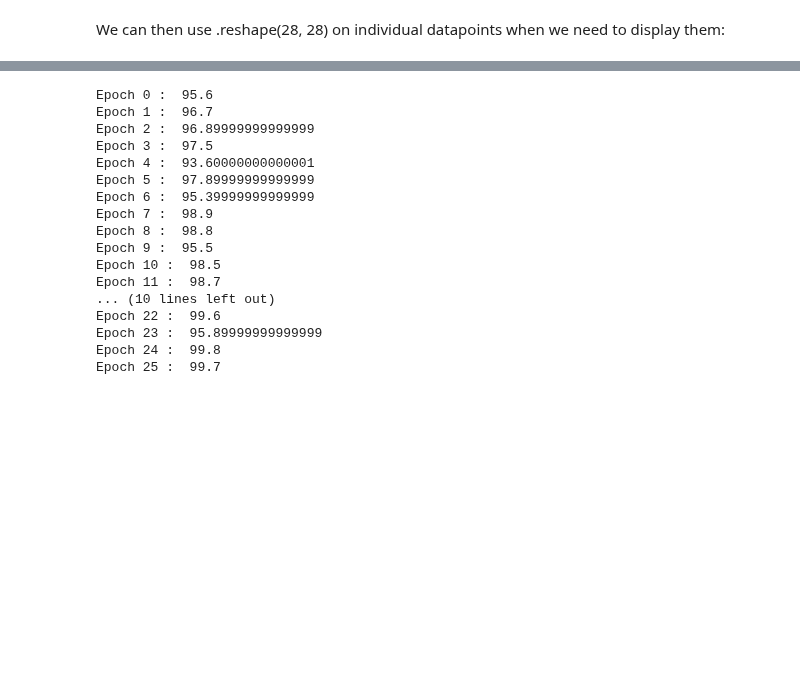
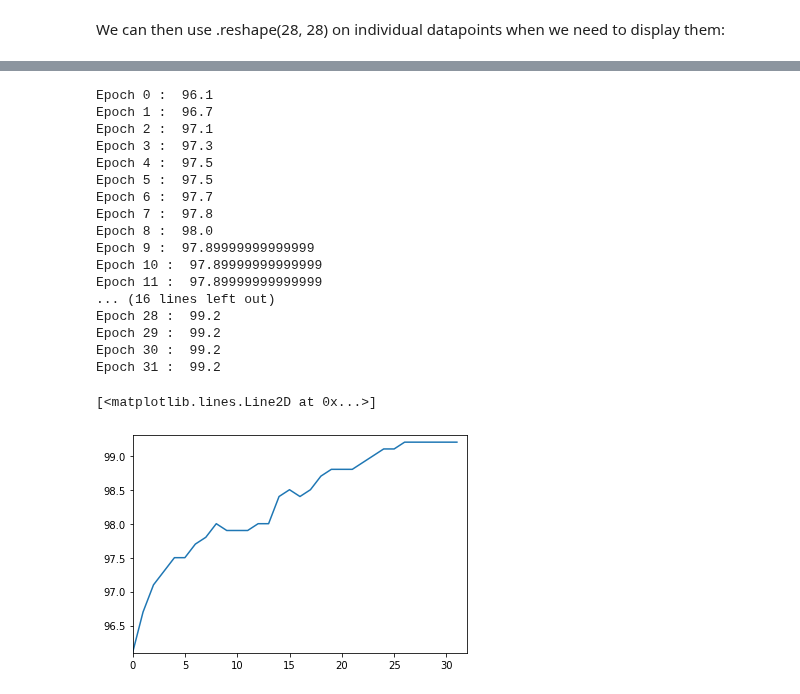
Before and after one commit to adamnpeace/comp90-cw1, a Jupyter notebook: q1/q1-elena.ipynb, the cells around one changed output, grey strips where cells are left out. Cells and saved outputs as stored; diff of their text form; code cells hidden in the pictures; blank space fills up the shorter version.

```diff
--- a/q1/q1-elena.ipynb
+++ b/q1/q1-elena.ipynb
@@ -169,24 +176,30 @@ plt.show()
 # %%
-s = np.zeros(784)
-dev_accuracies = voted_perceptron(w, devxs, devys, s, epochs)
+# s = np.zeros(784)
+# dev_accuracies = voted_perceptron(w, devxs, devys, s, epochs)
 # %% [output]
-Epoch 0 :  95.6
+Epoch 0 :  96.1
 Epoch 1 :  96.7
-Epoch 2 :  96.89999999999999
-Epoch 3 :  97.5
-Epoch 4 :  93.60000000000001
-Epoch 5 :  97.89999999999999
-Epoch 6 :  95.39999999999999
-Epoch 7 :  98.9
-Epoch 8 :  98.8
-Epoch 9 :  95.5
-Epoch 10 :  98.5
-Epoch 11 :  98.7
-... (10 lines left out)
-Epoch 22 :  99.6
-Epoch 23 :  95.89999999999999
-Epoch 24 :  99.8
-Epoch 25 :  99.7
+Epoch 2 :  97.1
+Epoch 3 :  97.3
+Epoch 4 :  97.5
+Epoch 5 :  97.5
+Epoch 6 :  97.7
+Epoch 7 :  97.8
+Epoch 8 :  98.0
+Epoch 9 :  97.89999999999999
+Epoch 10 :  97.89999999999999
+Epoch 11 :  97.89999999999999
+... (16 lines left out)
+Epoch 28 :  99.2
+Epoch 29 :  99.2
+Epoch 30 :  99.2
+Epoch 31 :  99.2
+# %%
+plt.axis([0, len(dev_accuracies), min(dev_accuracies), max(dev_accuracies) + 0.1])
+plt.plot(dev_accuracies)
+# %% [output]
+[<matplotlib.lines.Line2D at 0x...>]
+[figure, added]
 # %%
 best_epoch = dev_accuracies.index(max(dev_accuracies))
 print("Training set: ", train_accuracies[best_epoch])
```
Also changed, not shown: parts of 7 cells of this notebook, 1 other file.
